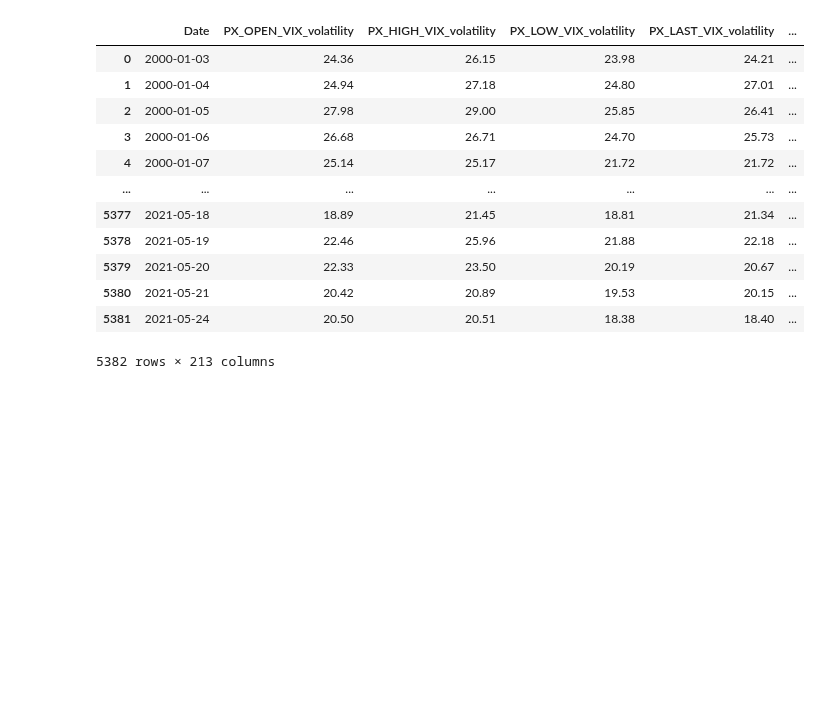
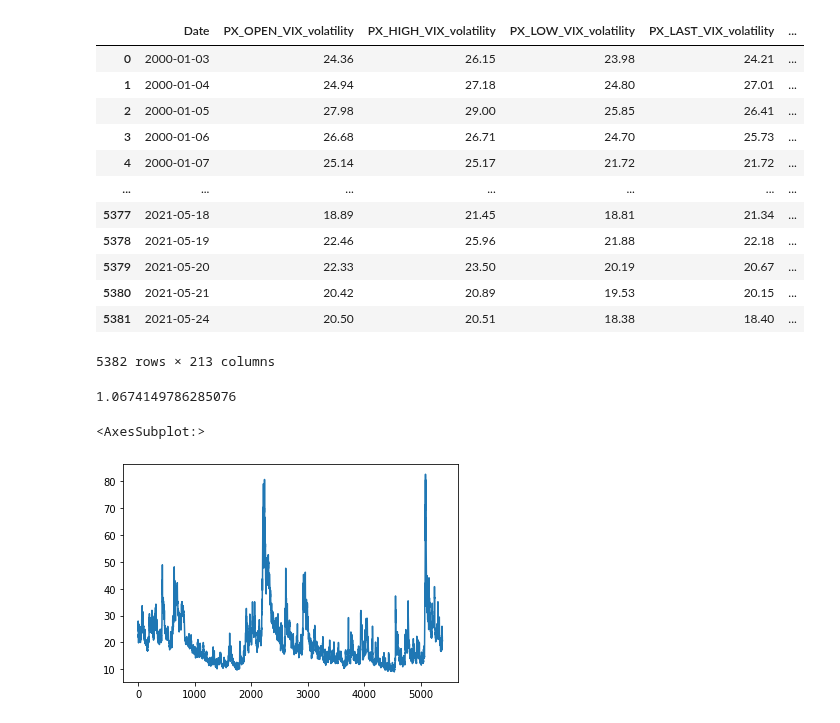
Before and after one commit to g0bel1n/VIX_predictions, a Jupyter notebook: data_treatment/final_base_work.ipynb, the cells around one changed output. Cells and saved outputs as stored; diff of their text form; code cells hidden in the pictures; blank space fills up the shorter version.

```diff
--- a/data_treatment/final_base_work.ipynb
+++ b/data_treatment/final_base_work.ipynb
@@ -12,11 +12,11 @@ df = pd.read_excel('database.xlsx')
 # %%
 VIX = "PX_OPEN_VIX_volatility"
 box_length = 7
-prct = 0.05
+threshold = 2.
 # %%
 for i in range(box_length):
-    df["VIX_sup_" + str(i)] = (df[VIX].shift(i) > df[VIX] + (prct * df[VIX])) # Est-ce que le i-ème jour est au dessus du threshold haut ?
-    df["VIX_inf_" + str(i)] = (df[VIX].shift(i) < df[VIX] - (prct * df[VIX])) # Est-ce que le i-ème jour est en dessous du threshold bas ?
+    df["VIX_sup_" + str(i)] = (df[VIX].shift(i) > df[VIX] + threshold) # Est-ce que le i-ème jour est au dessus du threshold haut ?
+    df["VIX_inf_" + str(i)] = (df[VIX].shift(i) < df[VIX] - threshold) # Est-ce que le i-ème jour est en dessous du threshold bas ?
 
 
 # Initialisation : Est-ce que le dès le lendemain, on dépasse (1), on est en dessous (-1) ou on est dans la boite (0) ?
@@ -42,3 +42,16 @@ df
 | 5380 | 2021-05-21 | 20.42 | 20.89 | 19.53 | 20.15 | ... |
 | 5381 | 2021-05-24 | 20.50 | 20.51 | 18.38 | 18.40 | ... |
 5382 rows × 213 columns
+# %%
+import matplotlib.pyplot as plt
+import numpy as np
+
+#plt.hist(df[VIX].diff(), bins =20)
+print(np.abs(df[VIX].diff()).mean())
+df[VIX].mean()
+
+df[VIX].plot()
+# %% [output]
+1.0674149786285076
+<AxesSubplot:>
+[figure, added]
```
Also changed, not shown: 2 other files.
